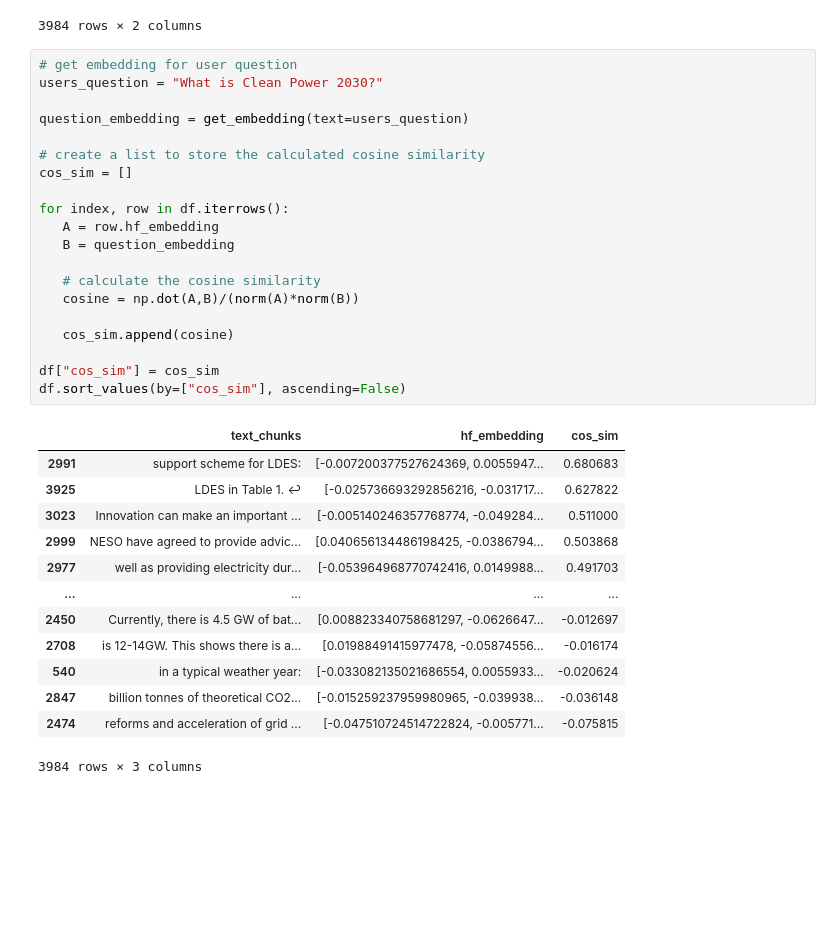
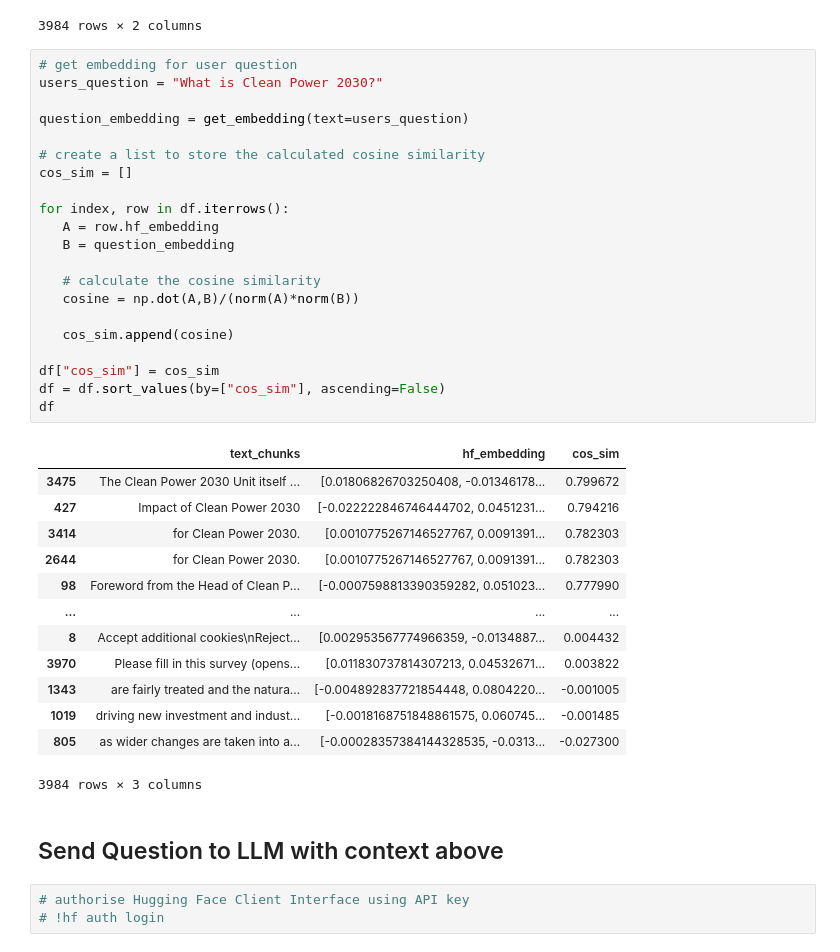
Before and after one commit to nifemi-alonge/cp30_llm_app, a Jupyter notebook: CP30_LLM.ipynb, the cells around one changed output. Cells and saved outputs as stored; diff of their text form; blank space fills up the shorter version.

```diff
--- a/CP30_LLM.ipynb
+++ b/CP30_LLM.ipynb
@@ -128,34 +180,40 @@ df
 # %%
 # get embedding for user question
 users_question = "What is Clean Power 2030?"
 
 question_embedding = get_embedding(text=users_question)
 
 # create a list to store the calculated cosine similarity
 cos_sim = []
 
 for index, row in df.iterrows():
    A = row.hf_embedding
    B = question_embedding
 
    # calculate the cosine similarity
    cosine = np.dot(A,B)/(norm(A)*norm(B))
 
    cos_sim.append(cosine)
 
 df["cos_sim"] = cos_sim
-df.sort_values(by=["cos_sim"], ascending=False)
+df = df.sort_values(by=["cos_sim"], ascending=False)
+df
 # %% [output]
 |  | text_chunks | hf_embedding | cos_sim |
-| 2991 | support scheme for LDES: | [-0.007200377527624369, 0.0055947... | 0.680683 |
-| 3925 | LDES in Table 1. ↩ | [-0.025736693292856216, -0.031717... | 0.627822 |
-| 3023 | Innovation can make an important ... | [-0.005140246357768774, -0.049284... | 0.511000 |
-| 2999 | NESO have agreed to provide advic... | [0.040656134486198425, -0.0386794... | 0.503868 |
-| 2977 | well as providing electricity dur... | [-0.053964968770742416, 0.0149988... | 0.491703 |
+| 3475 | The Clean Power 2030 Unit itself ... | [0.01806826703250408, -0.01346178... | 0.799672 |
+| 427 | Impact of Clean Power 2030 | [-0.022222846746444702, 0.0451231... | 0.794216 |
+| 3414 | for Clean Power 2030. | [0.0010775267146527767, 0.0091391... | 0.782303 |
+| 2644 | for Clean Power 2030. | [0.0010775267146527767, 0.0091391... | 0.782303 |
+| 98 | Foreword from the Head of Clean P... | [-0.0007598813390359282, 0.051023... | 0.777990 |
 | ... | ... | ... | ... |
-| 2450 | Currently, there is 4.5 GW of bat... | [0.008823340758681297, -0.0626647... | -0.012697 |
-| 2708 | is 12-14GW. This shows there is a... | [0.01988491415977478, -0.05874556... | -0.016174 |
-| 540 | in a typical weather year: | [-0.033082135021686554, 0.0055933... | -0.020624 |
-| 2847 | billion tonnes of theoretical CO2... | [-0.015259237959980965, -0.039938... | -0.036148 |
-| 2474 | reforms and acceleration of grid ... | [-0.047510724514722824, -0.005771... | -0.075815 |
+| 8 | Accept additional cookies\nReject... | [0.002953567774966359, -0.0134887... | 0.004432 |
+| 3970 | Please fill in this survey (opens... | [0.011830737814307213, 0.04532671... | 0.003822 |
+| 1343 | are fairly treated and the natura... | [-0.004892837721854448, 0.0804220... | -0.001005 |
+| 1019 | driving new investment and indust... | [-0.0018168751848861575, 0.060745... | -0.001485 |
+| 805 | as wider changes are taken into a... | [-0.00028357384144328535, -0.0313... | -0.027300 |
 3984 rows × 3 columns
+# %% [markdown]
+## Send Question to LLM with context above
+# %%
+# authorise Hugging Face Client Interface using API key
+# !hf auth login
```
Also changed, not shown: parts of 21 cells of this notebook.
